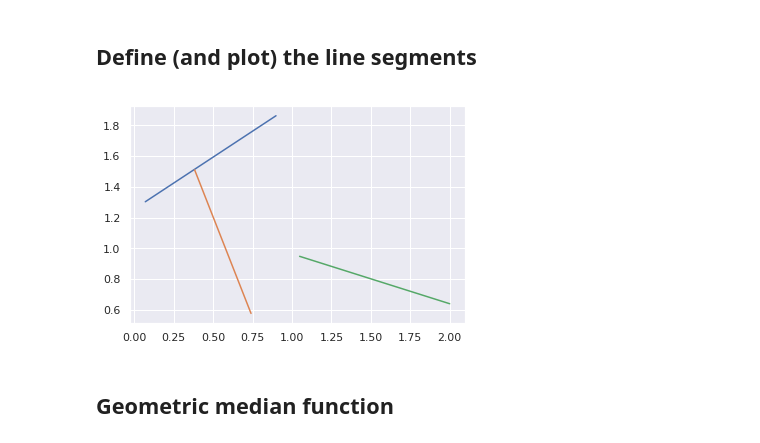
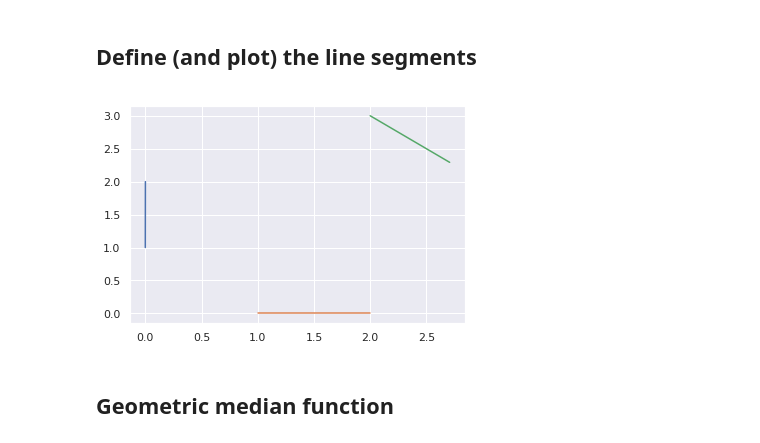
Before and after one commit to hchapman/transport-plans-exploration, a Jupyter notebook: intervals.ipynb, the cells around one changed output. Cells and saved outputs as stored; diff of their text form; code cells hidden in the pictures.

```diff
--- a/intervals.ipynb
+++ b/intervals.ipynb
@@ -24,40 +24,40 @@ The line_profiler extension is already loaded. To reload it, use:
 # %%
 def line_segment(start, vec, seglen, n_pts):
     p0 = np.array(start)
     v = np.array(vec)
     v = v / la.norm(v) * seglen / n_pts
     return np.array([p0+k*v for k in range(n_pts+1)])
 
 def random_uniform_direction():
     theta = np.random.uniform(0, 2*np.pi)
     return [np.cos(theta), np.sin(theta)]
 
 N_DIV = 20
 N_CURVE = 3
 RMAX = 2.
 curves = [
     line_segment(np.random.uniform(0, RMAX, size=2),
                  random_uniform_direction(), 1, N_DIV-1),
     line_segment(np.random.uniform(0, RMAX, size=2),
                  random_uniform_direction(), 1, N_DIV-1),
     line_segment(np.random.uniform(0, RMAX, size=2),
                  random_uniform_direction(), 1, N_DIV-1)
 ]
-#curves = [
-#    line_segment((0,1),
-#                 (0.001,1), 1, N_DIV-1),
-#    line_segment((1,0),
-#                 (1,0), 1, N_DIV-1),
-#    line_segment((2,3),
-#                 (1,-1), 1, N_DIV-1)
-#]
+curves = [
+    line_segment((0,1),
+                 (0.001,1), 1, N_DIV-1),
+    line_segment((1,0),
+                 (1,0), 1, N_DIV-1),
+    line_segment((2,3),
+                 (1,-1), 1, N_DIV-1)
+]
 
 for curve in curves:
     sns.lineplot(*curve.T, antialiased=True)
     #sns.scatterplot(*curve.T, antialiased=True)
 plt.show()
 # %% [output]
-[figure, old version]
+[figure, new version]
 # %% [markdown]
 ## Geometric median function
 # %%
```
Also changed, not shown: parts of 9 cells of this notebook.
